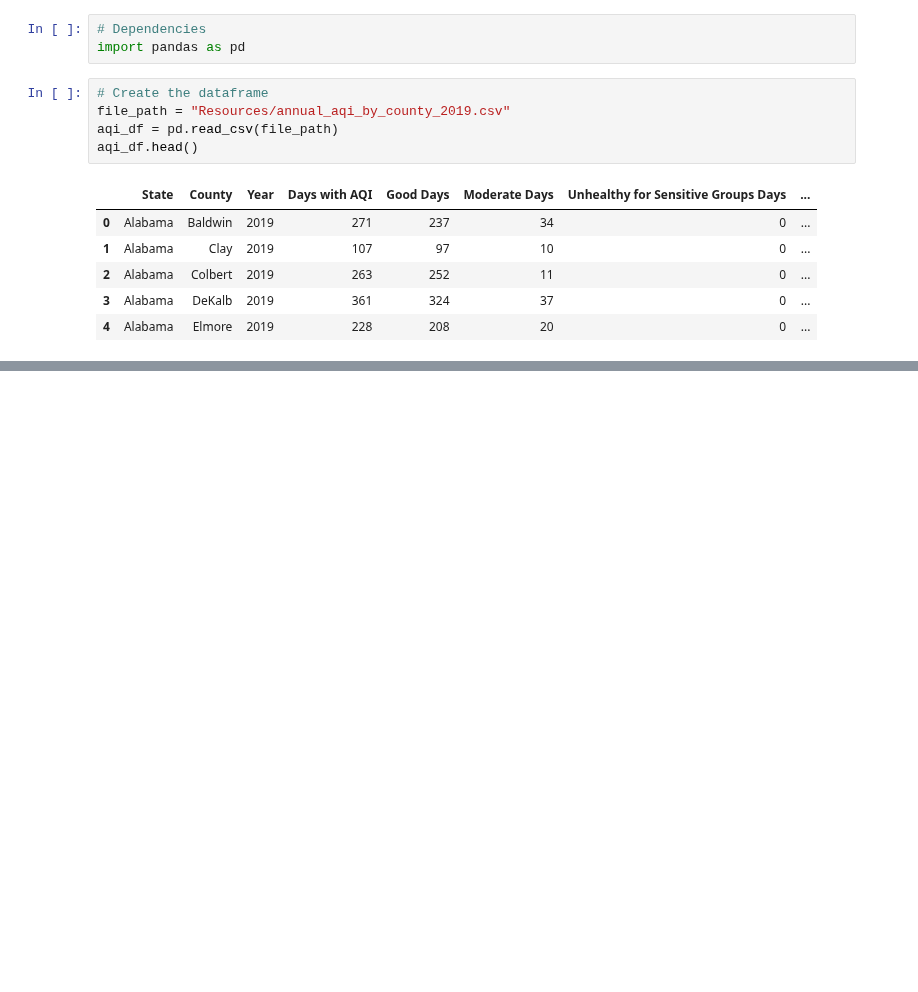
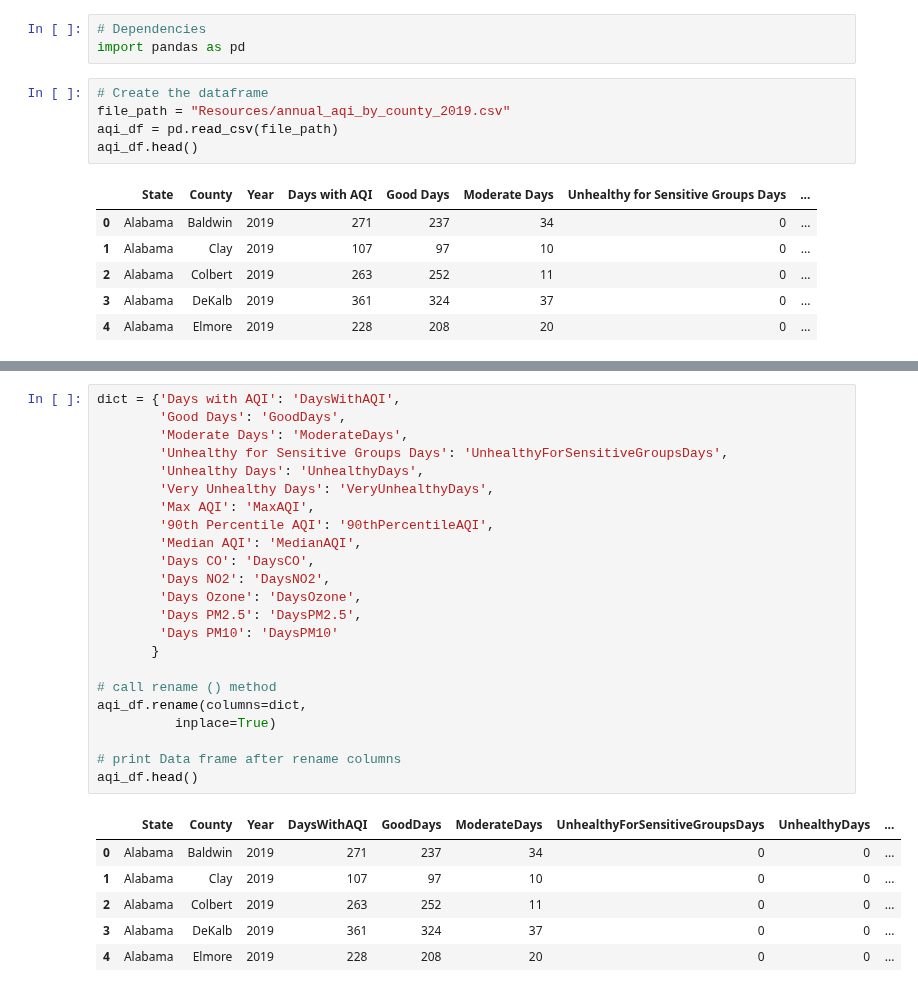
Before and after one commit to AvatarJoshi/copd_project, a Jupyter notebook: 2019/AirQuality_2019.ipynb, the cells around one changed output, grey strips where cells are left out. Cells and saved outputs as stored; diff of their text form; blank space fills up the shorter version.

```diff
--- a/2019/AirQuality_2019.ipynb
+++ b/2019/AirQuality_2019.ipynb
@@ -16,3 +41,33 @@ aqi_df.head()
+# %%
+dict = {'Days with AQI': 'DaysWithAQI',
+        'Good Days': 'GoodDays',
+        'Moderate Days': 'ModerateDays',
+        'Unhealthy for Sensitive Groups Days': 'UnhealthyForSensitiveGroupsDays',
+        'Unhealthy Days': 'UnhealthyDays',
+        'Very Unhealthy Days': 'VeryUnhealthyDays',
+        'Max AQI': 'MaxAQI',
+        '90th Percentile AQI': '90thPercentileAQI',
+        'Median AQI': 'MedianAQI',
+        'Days CO': 'DaysCO',
+        'Days NO2': 'DaysNO2',
+        'Days Ozone': 'DaysOzone',
+        'Days PM2.5': 'DaysPM2.5',
+        'Days PM10': 'DaysPM10'
+       }
+
+# call rename () method
+aqi_df.rename(columns=dict,
+          inplace=True)
+
+# print Data frame after rename columns
+aqi_df.head()
+# %% [output]
+|  | State | County | Year | DaysWithAQI | GoodDays | ModerateDays | UnhealthyForSensitiveGroupsDays | UnhealthyDays | ... |
+| 0 | Alabama | Baldwin | 2019 | 271 | 237 | 34 | 0 | 0 | ... |
+| 1 | Alabama | Clay | 2019 | 107 | 97 | 10 | 0 | 0 | ... |
+| 2 | Alabama | Colbert | 2019 | 263 | 252 | 11 | 0 | 0 | ... |
+| 3 | Alabama | DeKalb | 2019 | 361 | 324 | 37 | 0 | 0 | ... |
+| 4 | Alabama | Elmore | 2019 | 228 | 208 | 20 | 0 | 0 | ... |
 # %%
 # Days with AQI Info
 '''Number of days in the year having an Air Quality Index value.
```
Also changed, not shown: parts of 7 cells of this notebook.
